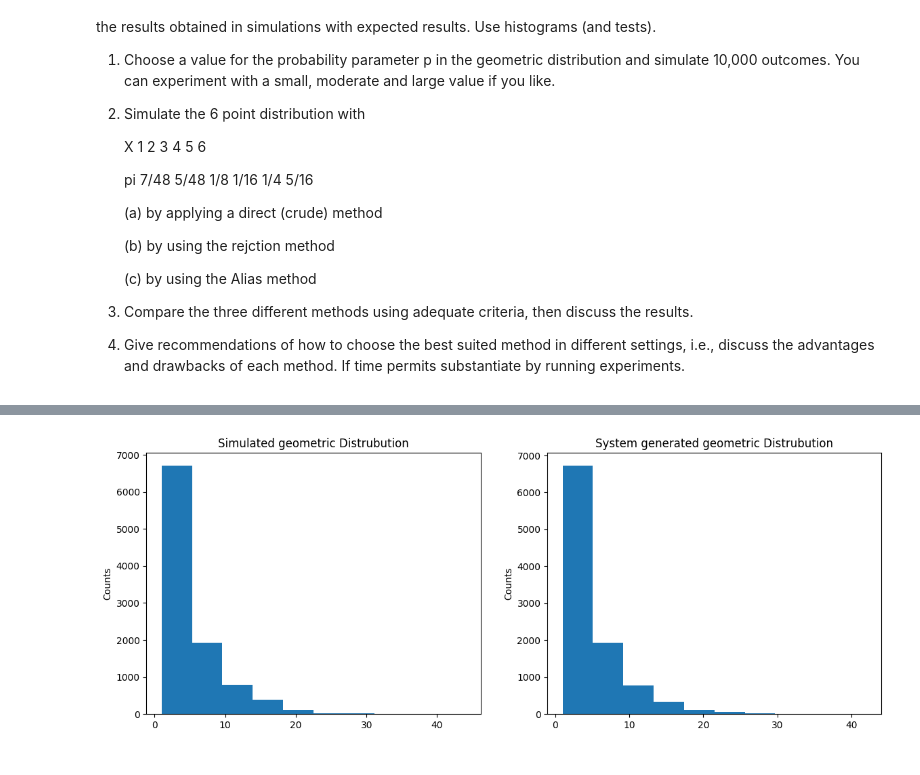
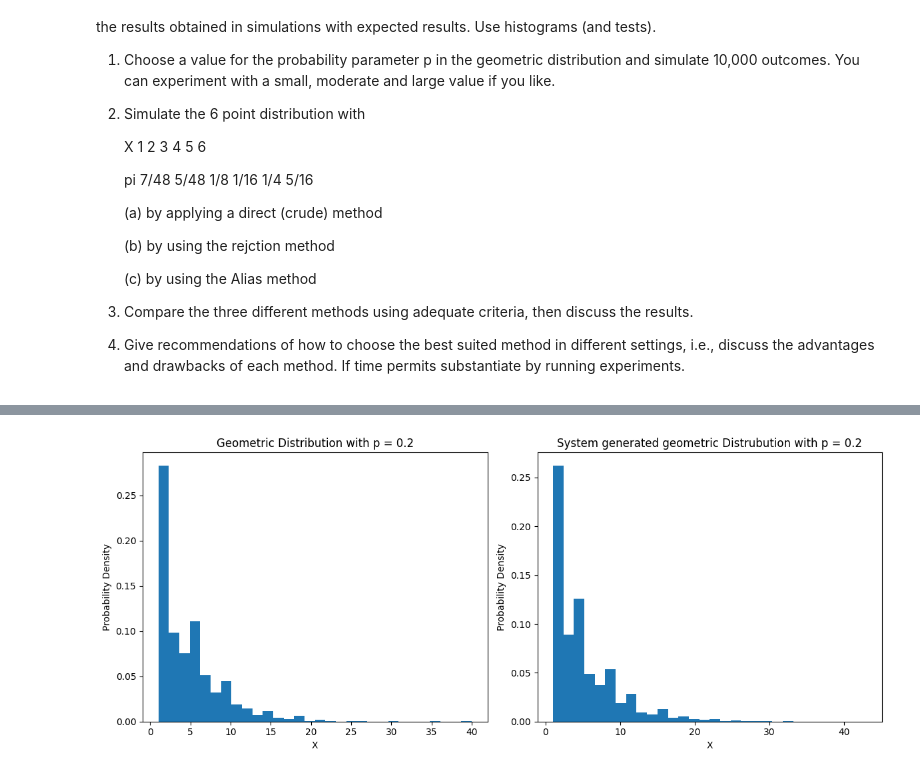
Before and after one commit to shajib004/Stotastic_simulation, a Jupyter notebook: exercise 2.ipynb, the cells around one changed output, grey strips where cells are left out. Saved outputs shown, nothing was run; the diff lists cells and outputs as text; code cells hidden in the pictures.

```diff
--- a/exercise 2.ipynb
+++ b/exercise 2.ipynb
@@ -47,14 +49,19 @@ U = random_num (10000,9,1111,113,2**24)
 def geometric_distrubution(random_number,p):
     geom = [np.ceil(np.log(1-x) / np.log(1-p)) for x in random_number]
     return geom
-# %%
-fig, axes = plt.subplots(nrows=1, ncols=2, figsize=(14, 5))
-axes[0].hist(geometric_distrubution(U,0.2))
-axes[0].set_title('Simulated geometric Distrubution')
-axes[0].set_ylabel('Counts')
-axes[1].hist(np.random.geometric(p=0.2, size=10000))
-axes[1].set_title('System generated geometric Distrubution')
-axes[1].set_ylabel('Counts')
-plt.show()
-# %% [output]
-[figure, removed]
+# %%
+fig, axes = plt.subplots(nrows=1, ncols=2, figsize=(12, 5))
+titles = ['Geometric Distribution with p = 0.2', 'System generated geometric Distrubution with p = 0.2']
+axes[0].hist(geometric_distrubution(U,0.2), bins=30, density=True)
+axes[0].set_title(titles[0])
+axes[0].set_ylabel('Probability Density')
+axes[0].set_xlabel('X')
+axes[1].hist(np.random.geometric(p=0.2, size=10000), bins=30, density=True)
+axes[1].set_title(titles[1])
+axes[1].set_ylabel('Probability Density')
+axes[1].set_xlabel('X')
+
+plt.tight_layout()
+plt.show()
+# %% [output]
+[figure, added]
```
Also changed, not shown: parts of 20 cells of this notebook, 2 other files.
